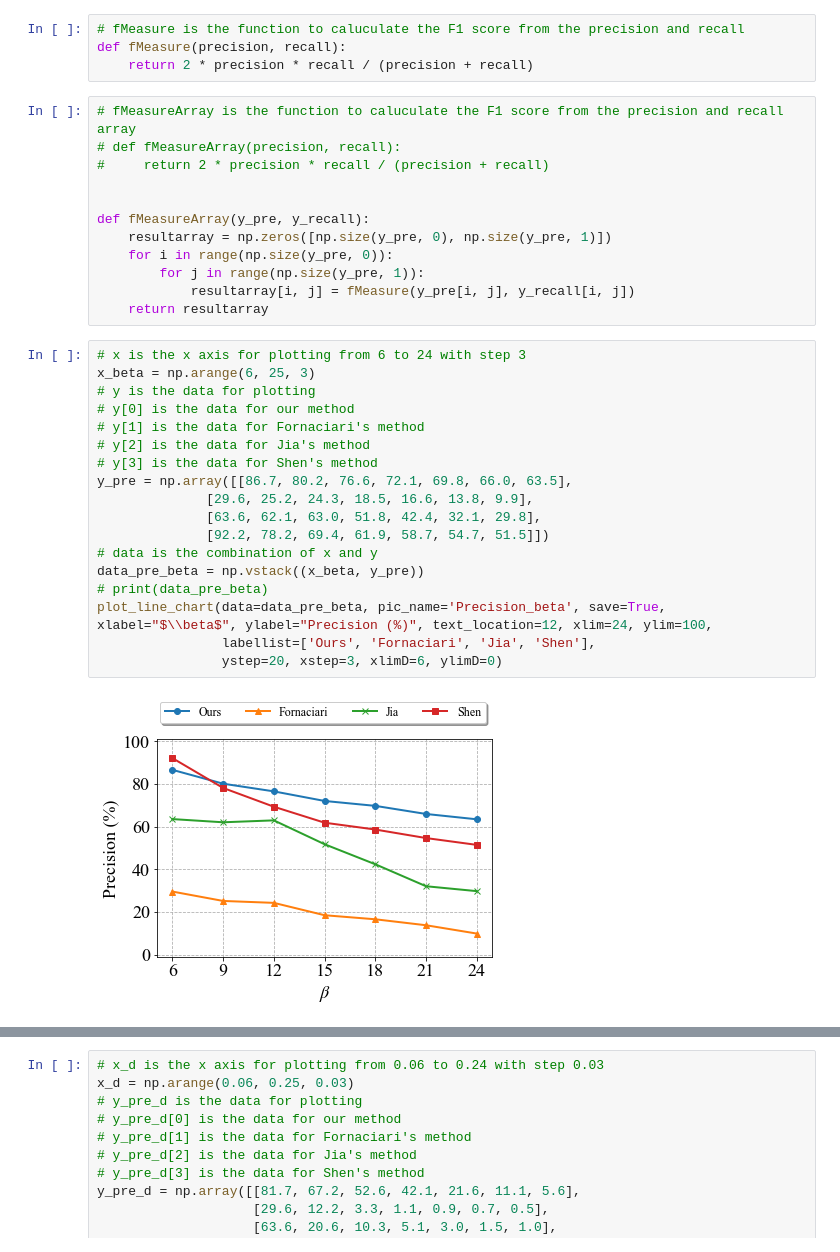
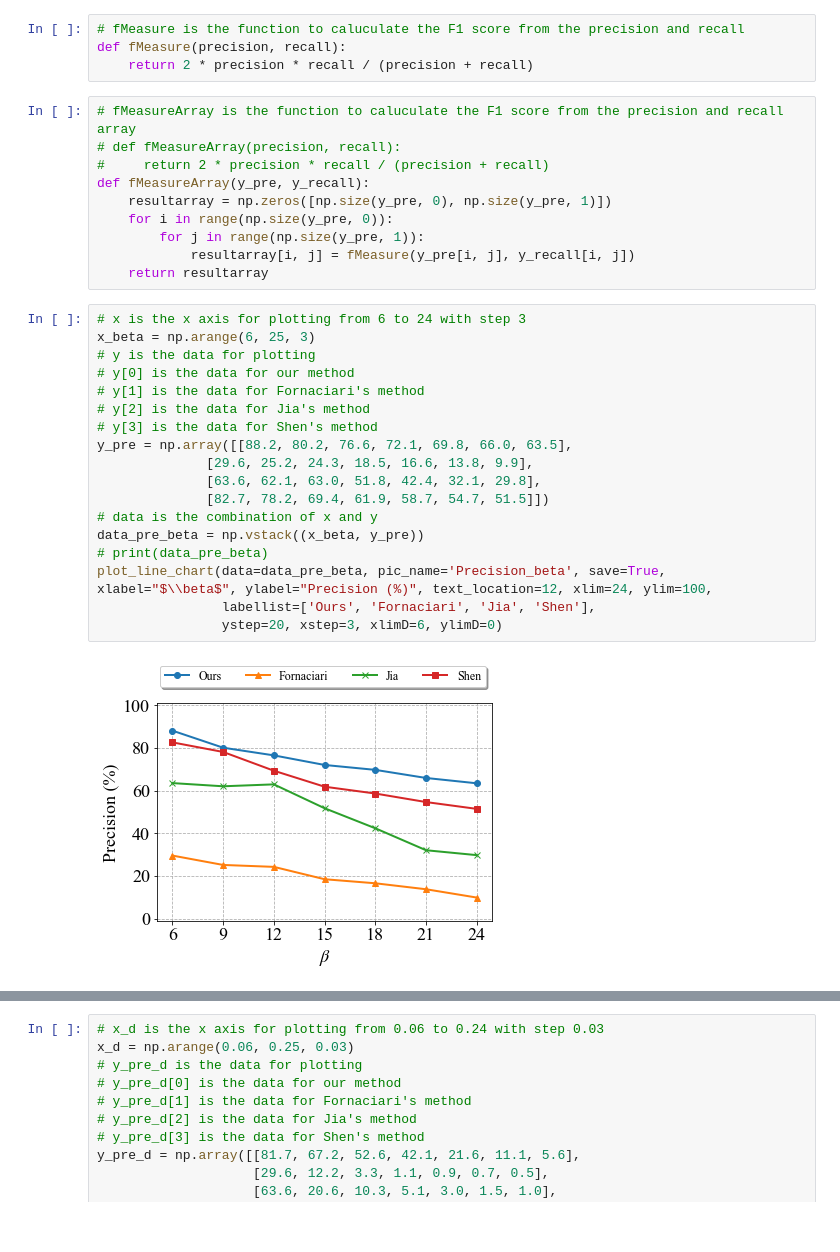
Before and after one commit to wzh4464/jessufig, a Jupyter notebook: draw.ipynb, the cells around one changed output, grey strips where cells are left out. Saved outputs shown, nothing was run; the diff lists cells and outputs as text.

```diff
--- a/draw.ipynb
+++ b/draw.ipynb
@@ -62,8 +62,6 @@ def fMeasure(precision, recall):
 # fMeasureArray is the function to caluculate the F1 score from the precision and recall array
 # def fMeasureArray(precision, recall):
 #     return 2 * precision * recall / (precision + recall)
-
-
 def fMeasureArray(y_pre, y_recall):
     resultarray = np.zeros([np.size(y_pre, 0), np.size(y_pre, 1)])
     for i in range(np.size(y_pre, 0)):
@@ -73,23 +71,23 @@ def fMeasureArray(y_pre, y_recall):
 # %%
 # x is the x axis for plotting from 6 to 24 with step 3
 x_beta = np.arange(6, 25, 3)
 # y is the data for plotting
 # y[0] is the data for our method
 # y[1] is the data for Fornaciari's method
 # y[2] is the data for Jia's method
 # y[3] is the data for Shen's method
-y_pre = np.array([[86.7, 80.2, 76.6, 72.1, 69.8, 66.0, 63.5],
+y_pre = np.array([[88.2, 80.2, 76.6, 72.1, 69.8, 66.0, 63.5],
               [29.6, 25.2, 24.3, 18.5, 16.6, 13.8, 9.9],
               [63.6, 62.1, 63.0, 51.8, 42.4, 32.1, 29.8],
-              [92.2, 78.2, 69.4, 61.9, 58.7, 54.7, 51.5]])
+              [82.7, 78.2, 69.4, 61.9, 58.7, 54.7, 51.5]])
 # data is the combination of x and y
 data_pre_beta = np.vstack((x_beta, y_pre))
 # print(data_pre_beta)
 plot_line_chart(data=data_pre_beta, pic_name='Precision_beta', save=True, xlabel="$\\beta$", ylabel="Precision (%)", text_location=12, xlim=24, ylim=100,
                 labellist=['Ours', 'Fornaciari', 'Jia', 'Shen'],
                 ystep=20, xstep=3, xlimD=6, ylimD=0)
 # %% [output]
-[figure, old version]
+[figure, new version]
 # %%
 # x is the x axis for plotting from 6 to 24 with step 3
 x_beta = np.arange(6, 25, 3)
```
Also changed, not shown: parts of 5 cells of this notebook, 7 other files.
